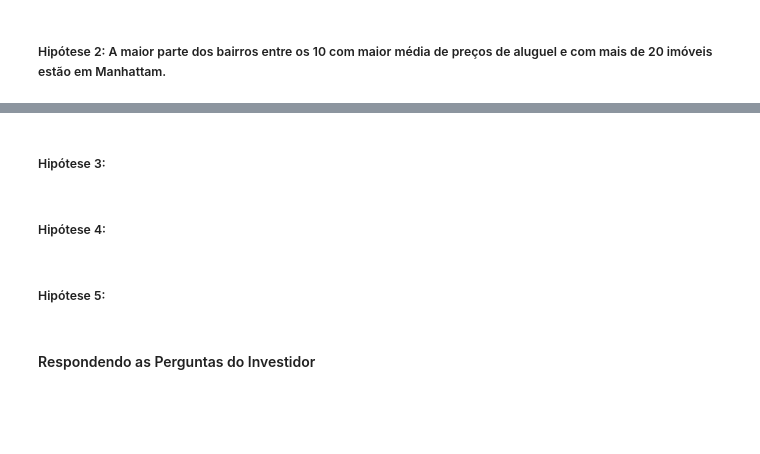
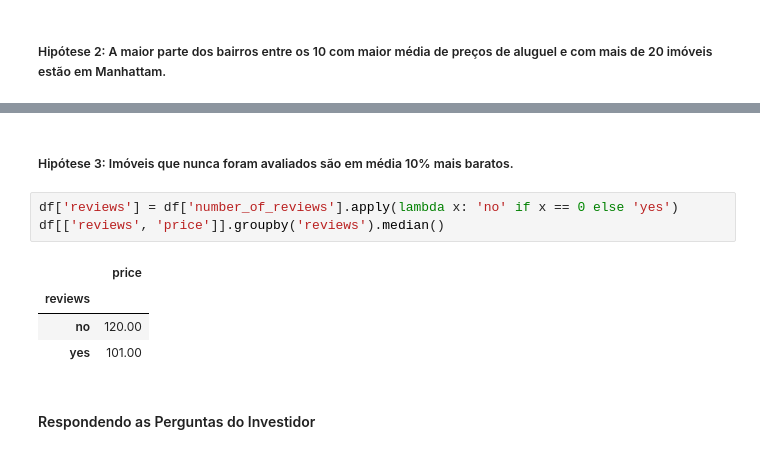
Before and after one commit to m4theus4ndr4de/insights-airbnb-nyc, a Jupyter notebook: airbnb_nyc_insights.ipynb, the cells around one changed output, grey strips where cells are left out. Cells and saved outputs as stored; diff of their text form; blank space fills up the shorter version.

```diff
--- a/airbnb_nyc_insights.ipynb
+++ b/airbnb_nyc_insights.ipynb
@@ -301,11 +339,15 @@ df_h2
 | 18 | Manhattan | Hell's Kitchen | 204.79 | 1958 |
 | 19 | Manhattan | Kips Bay | 202.41 | 470 |
 # %% [markdown]
-##### Hipótese 3:
+##### Hipótese 3: Imóveis que nunca foram avaliados são em média 10% mais baratos.
-# %% [markdown]
-##### Hipótese 4:
-# %% [markdown]
-##### Hipótese 5:
+# %%
+df['reviews'] = df['number_of_reviews'].apply(lambda x: 'no' if x == 0 else 'yes')
+df[['reviews', 'price']].groupby('reviews').median()
+# %% [output]
+|  | price |
+| reviews |  |
+| no | 120.00 |
+| yes | 101.00 |
 # %% [markdown]
 #### Respondendo as Perguntas do Investidor
 # %% [markdown]
```
Also changed, not shown: parts of 9 cells of this notebook, 2 other files.
